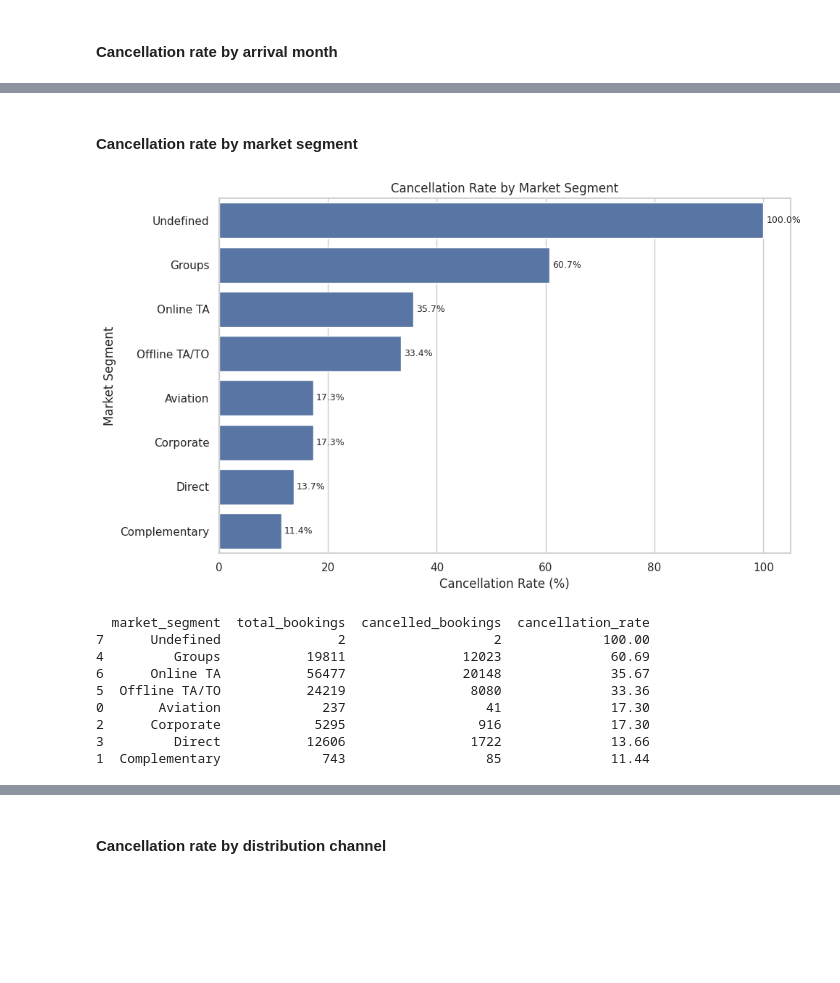
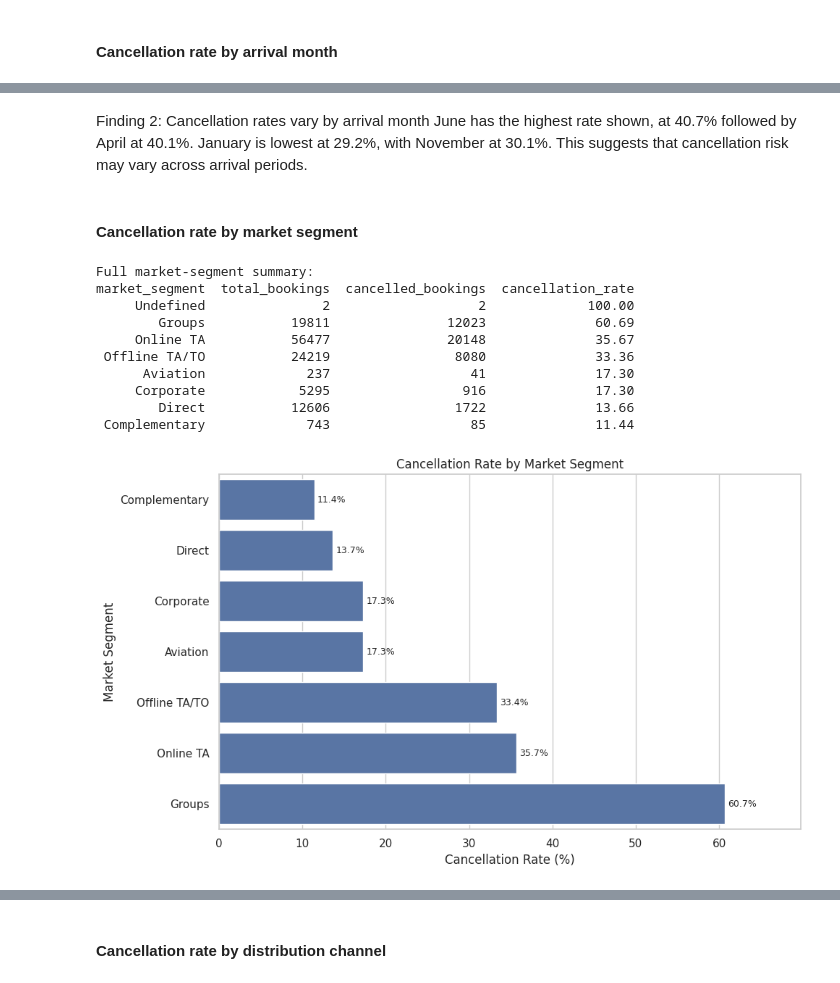
Before and after one commit to elsiejy/Capstone, a Jupyter notebook: Capstone_Hotel_Bookings.ipynb, the cells around one changed output, grey strips where cells are left out. Drawn from its saved outputs; the diff is of its cells as text; code cells hidden in the pictures; blank space fills up the shorter version.

```diff
--- a/Capstone_Hotel_Bookings.ipynb
+++ b/Capstone_Hotel_Bookings.ipynb
@@ -928,49 +964,57 @@ plt.show()
+# %% [markdown]
+Finding 2: Cancellation rates vary by arrival month
+June has the highest rate shown, at 40.7% followed by April at 40.1%. January is lowest at 29.2%, with November at 30.1%.
+This suggests that cancellation risk may vary across arrival periods.
 # %% [markdown]
 #### Cancellation rate by market segment
 # %%
-segment_summary = (
-    df.groupby("market_segment", dropna=False)
-    .agg(
-        total_bookings=("is_cancelled", "size"),
-        cancelled_bookings=("is_cancelled", "sum")
-    )
-    .reset_index()
+segment_summary = cancellation_summary(df, "market_segment")
+
+# Check the Undefined category and its sample size
+print("Full market-segment summary:")
+print(
+    segment_summary[
+        ["market_segment", "total_bookings",
+         "cancelled_bookings", "cancellation_rate"]
+    ].round(2).to_string(index=False)
 )
 
-segment_summary["cancellation_rate"] = (
-    segment_summary["cancelled_bookings"]
-    / segment_summary["total_bookings"] * 100
-)
+# Exclude only the literal Undefined label from the chart
+segment_chart = segment_summary[
+    segment_summary["market_segment"]
+    .astype("string").str.strip().str.lower()
+    .ne("undefined")
+    .fillna(True)
+].copy()
 
-segment_summary = segment_summary.sort_values(
-    "cancellation_rate", ascending=False
-)
+segment_chart = segment_chart.sort_values("cancellation_rate")
 
 plt.figure(figsize=(10, 6))
+
 ax = sns.barplot(
-    data=segment_summary,
+    data=segment_chart,
     y="market_segment",
     x="cancellation_rate"
 )
 
 for container in ax.containers:
     ax.bar_label(container, fmt="%.1f%%", padding=3, fontsize=9)
 
 plt.title("Cancellation Rate by Market Segment")
 plt.xlabel("Cancellation Rate (%)")
 plt.ylabel("Market Segment")
+plt.xlim(0, segment_chart["cancellation_rate"].max() * 1.15)
 plt.tight_layout()
 plt.show()
-
-print(segment_summary.round(2))
 # %% [output]
+Full market-segment summary:
+market_segment  total_bookings  cancelled_bookings  cancellation_rate
+     Undefined               2                   2             100.00
+        Groups           19811               12023              60.69
+     Online TA           56477               20148              35.67
+ Offline TA/TO           24219                8080              33.36
+      Aviation             237                  41              17.30
+     Corporate            5295                 916              17.30
+        Direct           12606                1722              13.66
+ Complementary             743                  85              11.44
-[figure, old version]
+[figure, new version]
-  market_segment  total_bookings  cancelled_bookings  cancellation_rate
-7      Undefined               2                   2             100.00
-4         Groups           19811               12023              60.69
-6      Online TA           56477               20148              35.67
-5  Offline TA/TO           24219                8080              33.36
-0       Aviation             237                  41              17.30
-2      Corporate            5295                 916              17.30
-3         Direct           12606                1722              13.66
-1  Complementary             743                  85              11.44
```
Also changed, not shown: parts of 7 cells of this notebook.
